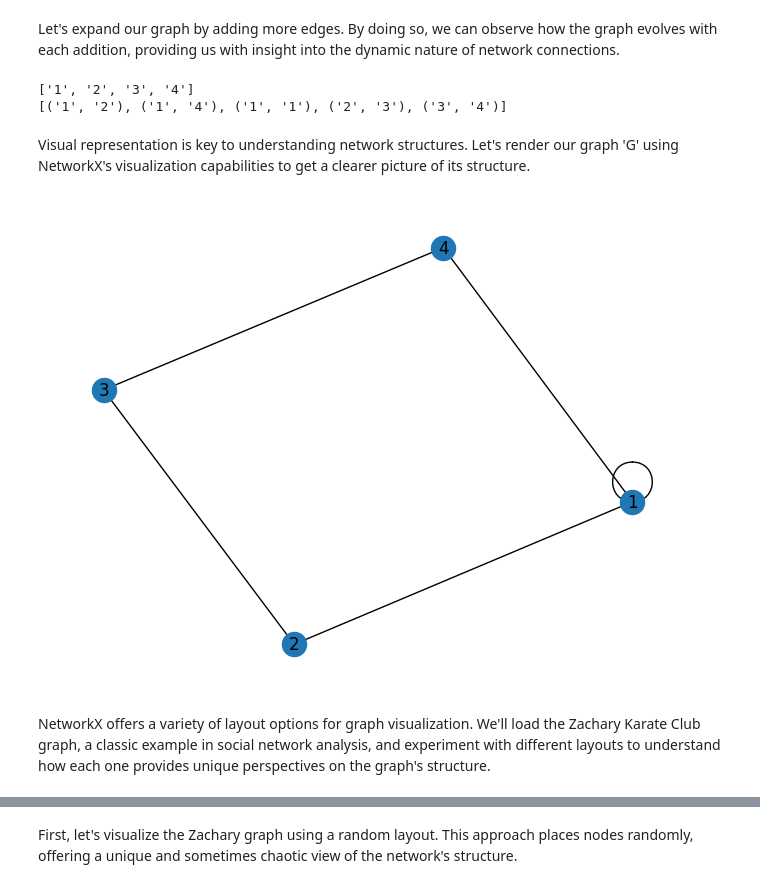
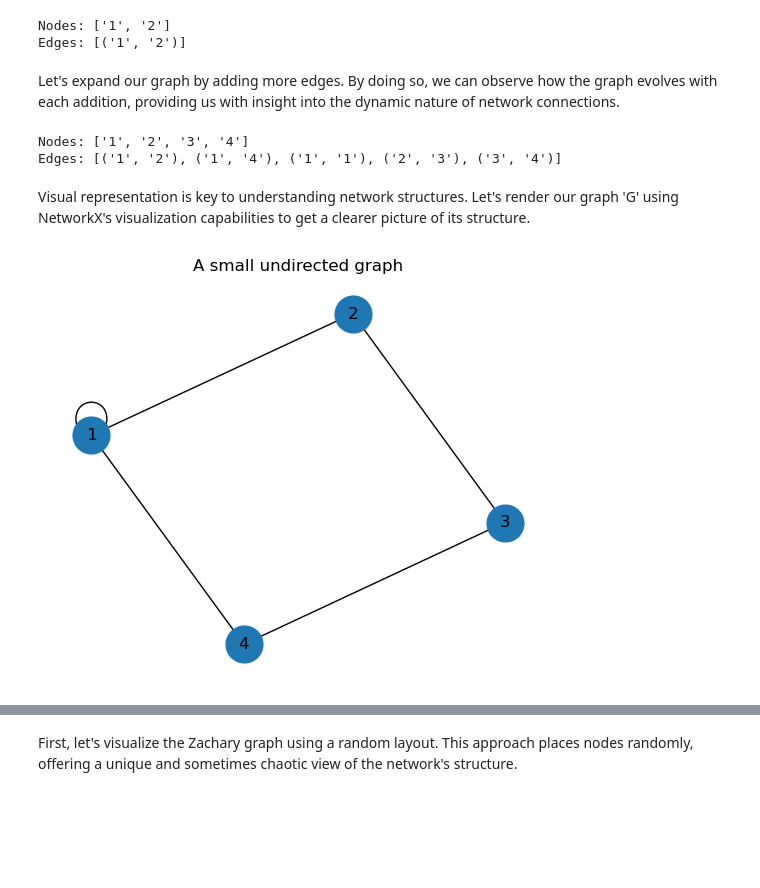
Before and after one commit to vmpreciado/DS4CN, a Jupyter notebook: Intro2NetworkX.ipynb, the cells around one changed output, grey strips where cells are left out. Saved outputs shown, nothing was run; the diff lists cells and outputs as text; code cells hidden in the pictures; blank space fills up the shorter version.

```diff
--- a/Intro2NetworkX.ipynb
+++ b/Intro2NetworkX.ipynb
@@ -20,19 +35,49 @@ print(G.edges)         # Print the list (in square brackets) of edges (2-tuples
+# %%
+import random
+import numpy as np
+import networkx as nx
+import matplotlib.pyplot as plt
+
+# Reproducibility (affects random layouts, random choices, etc.)
+SEED = 7
+random.seed(SEED)
+np.random.seed(SEED)
+
+def draw_graph(G, title="", pos=None, with_labels=True, node_size=600):
+    """Draw a graph with a consistent spring layout (unless pos is provided)."""
+    if pos is None:
+        pos = nx.spring_layout(G, seed=SEED)
+    plt.figure(figsize=(5,4))
+    nx.draw(G, pos=pos, with_labels=with_labels, node_size=node_size, arrows=G.is_directed())
+    plt.title(title)
+    plt.axis("off")
+    return pos
+
+# Create a small undirected graph and add one edge
+G = nx.Graph()
+G.add_edge("1", "2")  # nodes can be strings, integers, etc.
+
+print("Nodes:", list(G.nodes()))
+print("Edges:", list(G.edges()))
+# %% [output]
+Nodes: ['1', '2']
+Edges: [('1', '2')]
 # %% [markdown]
 Let's expand our graph by adding more edges. By doing so, we can observe how the graph evolves with each addition, providing us with insight into the dynamic nature of network connections.
-# %%
-G.add_edges_from([('2', '3'), ('3', '4'), ('4', '1'), ('1', '1')]) # The names of the nodes do not have to be numbers, can be any 'string'
-print(G.nodes)         # Print the list of nodes in the graph
-print(G.edges)         # Print the list of edges (2-tuples) in the graph
-# %% [output]
-['1', '2', '3', '4']
-[('1', '2'), ('1', '4'), ('1', '1'), ('2', '3'), ('3', '4')]
+# %%
+# Add more edges (including a self-loop at node "1")
+G.add_edges_from([("2", "3"), ("3", "4"), ("4", "1"), ("1", "1")])
+
+print("Nodes:", list(G.nodes()))
+print("Edges:", list(G.edges()))
+# %% [output]
+Nodes: ['1', '2', '3', '4']
+Edges: [('1', '2'), ('1', '4'), ('1', '1'), ('2', '3'), ('3', '4')]
 # %% [markdown]
 Visual representation is key to understanding network structures. Let's render our graph 'G' using NetworkX's visualization capabilities to get a clearer picture of its structure.
-# %%
-import matplotlib.pyplot as plt  # Import the Matplotlib library's pyplot module
-nx.draw(G, with_labels=True)     # Use NetworkX to draw the graph 'G' with node labels
-plt.show()                       # Display the plot created using Matplotlib
-# %% [output]
-[figure, removed]
-# %% [markdown]
-NetworkX offers a variety of layout options for graph visualization. We'll load the Zachary Karate Club graph, a classic example in social network analysis, and experiment with different layouts to understand how each one provides unique perspectives on the graph's structure.
+# %%
+# Visualize the small graph
+_ = draw_graph(G, title="A small undirected graph", with_labels=True, node_size=700)
+plt.show()
+# %% [output]
+[figure, added]
```
Also changed, not shown: parts of 41 cells of this notebook.
